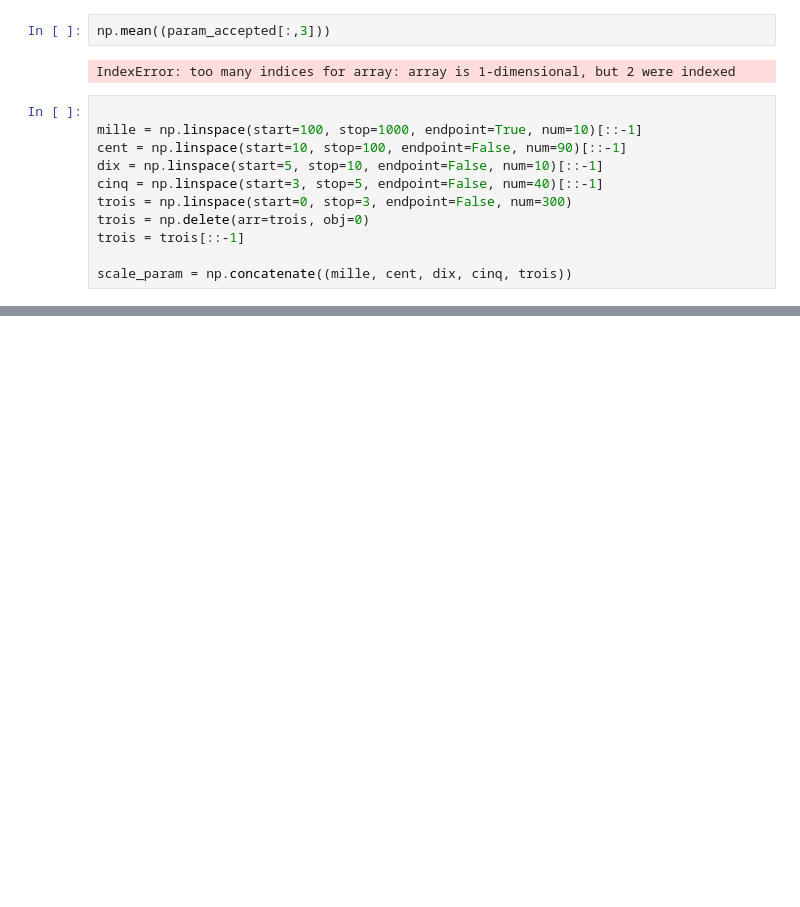
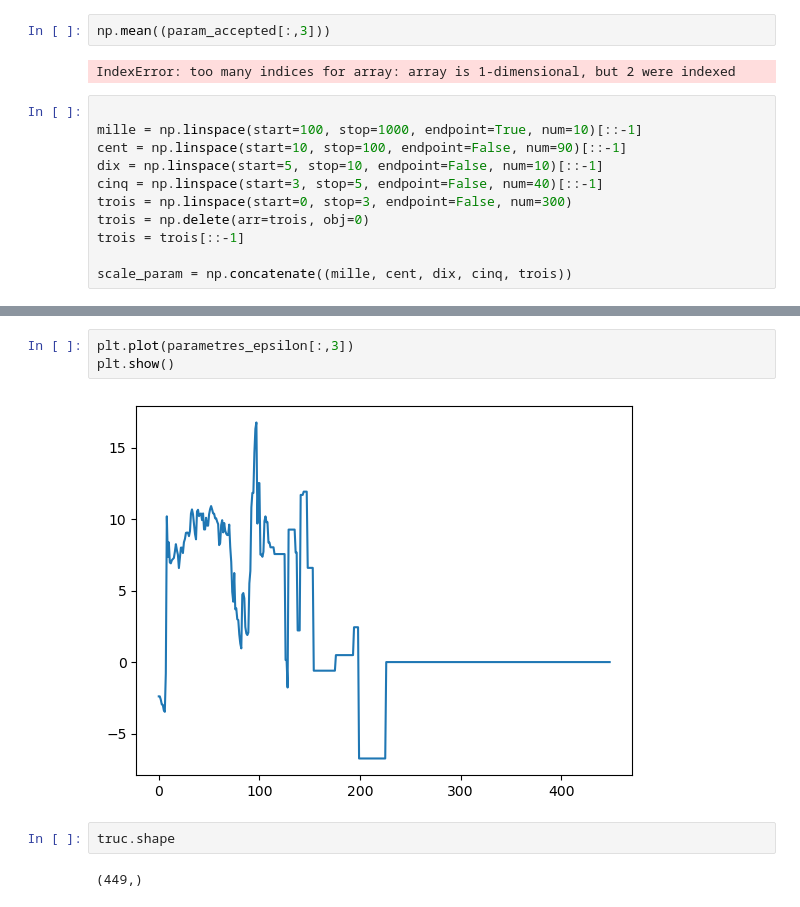
Before and after one commit to tpaquier/Projet_monte_carlo, a Jupyter notebook: Q3_propre.ipynb, the cells around one changed output, grey strips where cells are left out. Drawn from its saved outputs; the diff is of its cells as text; blank space fills up the shorter version.

```diff
--- a/Q3_propre.ipynb
+++ b/Q3_propre.ipynb
@@ -262,0 +303,9 @@ scale_param.shape
+# %%
+plt.plot(parametres_epsilon[:,3])
+plt.show()
+# %% [output]
+[figure, added]
+# %%
+truc.shape
+# %% [output]
+(449,)
```
Also changed, not shown: parts of 16 cells of this notebook.
